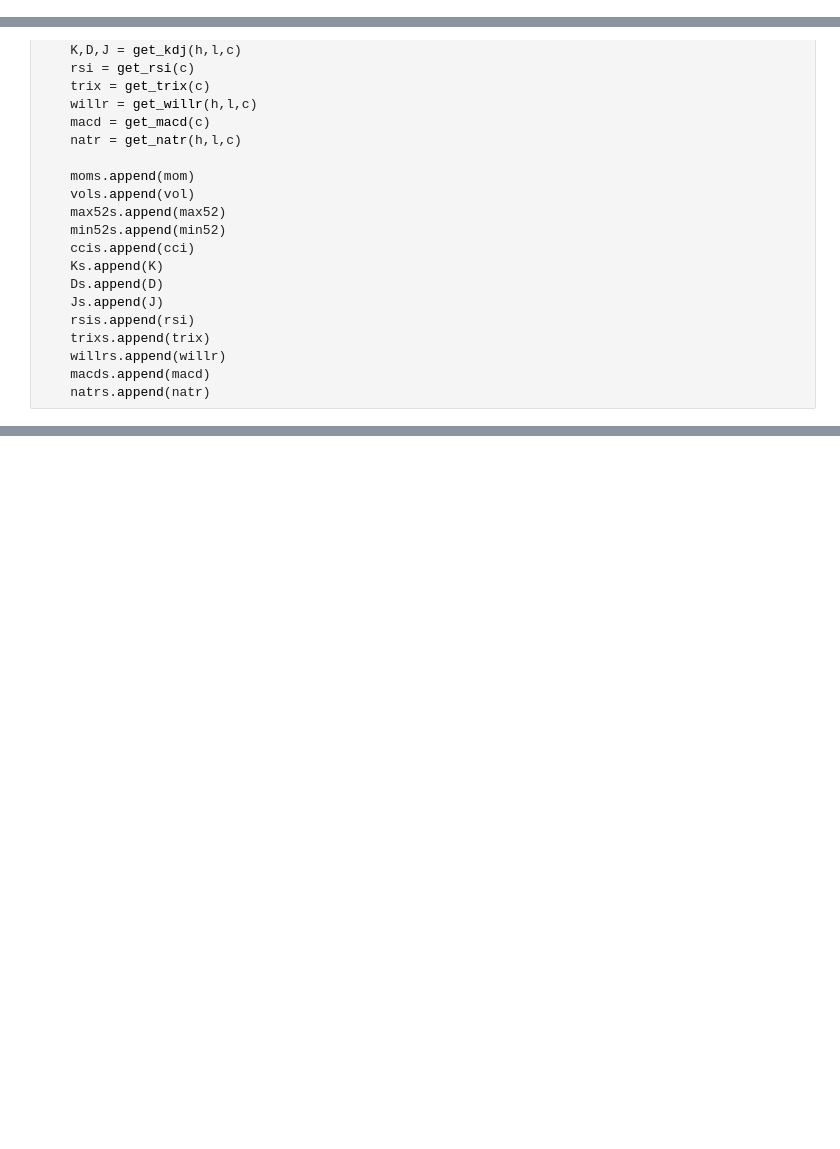
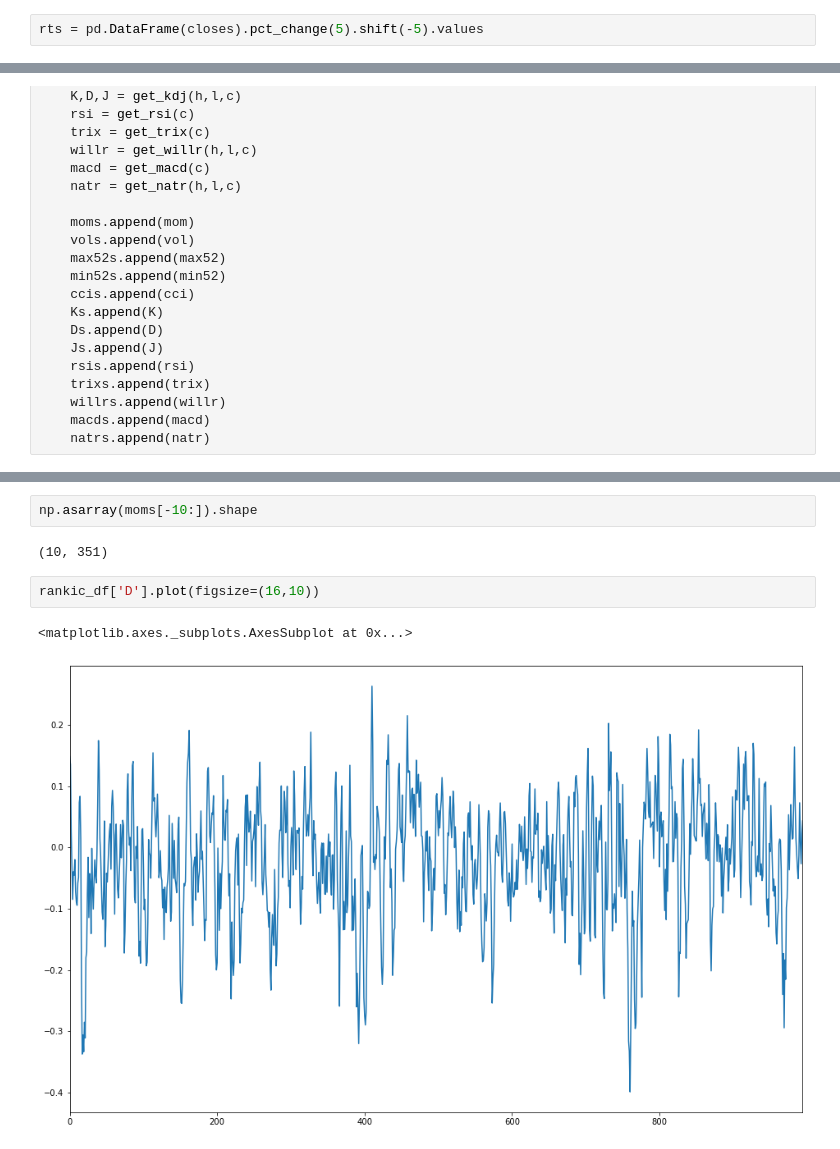
Before and after one commit to VoidFly/JKQ, a Jupyter notebook: research.ipynb, the cells around one changed output, grey strips where cells are left out. Cells and saved outputs as stored; diff of their text form; blank space fills up the shorter version.

```diff
--- a/research.ipynb
+++ b/research.ipynb
@@ -27,0 +27,2 @@ rts = np.diff(closes,axis=0)/closes[:-1]
+# %%
+rts = pd.DataFrame(closes).pct_change(5).shift(-5).values
@@ -72,0 +165,9 @@ for i in range(100,1100):
+# %%
+np.asarray(moms[-10:]).shape
+# %% [output]
+(10, 351)
+# %%
+rankic_df['D'].plot(figsize=(16,10))
+# %% [output]
+<matplotlib.axes._subplots.AxesSubplot at 0x...>
+[figure, added]
```
Also changed, not shown: parts of 14 cells of this notebook, 2 other files.
